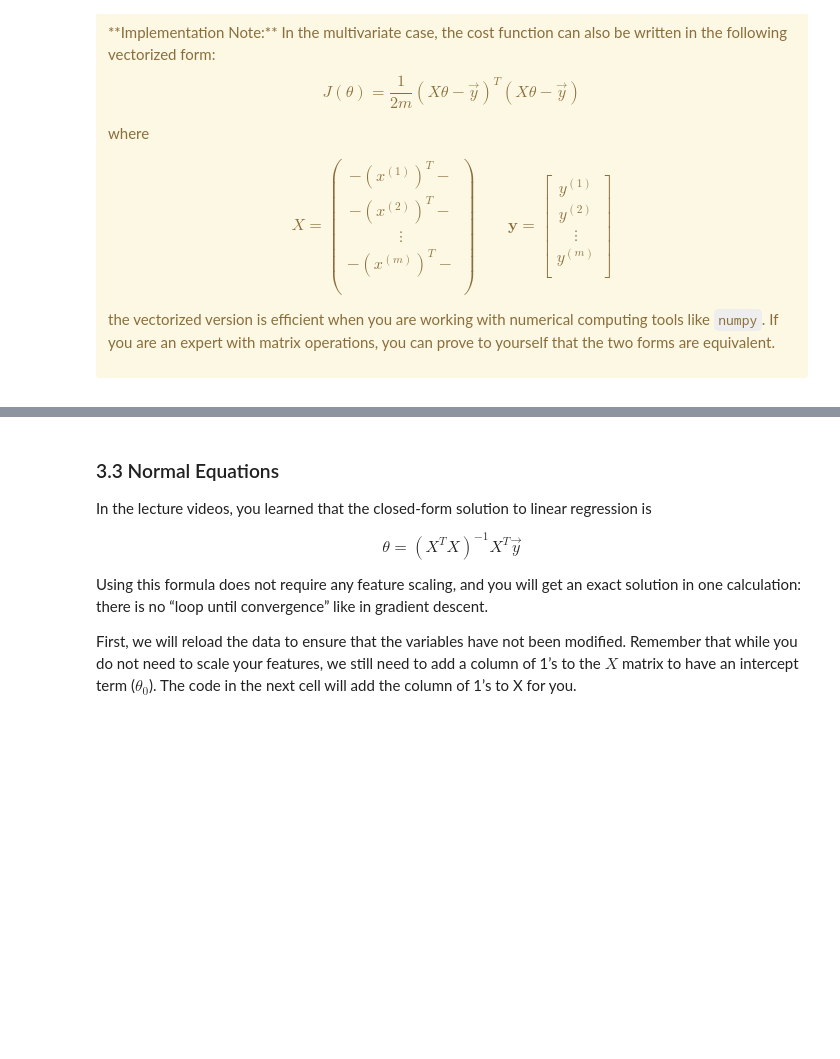
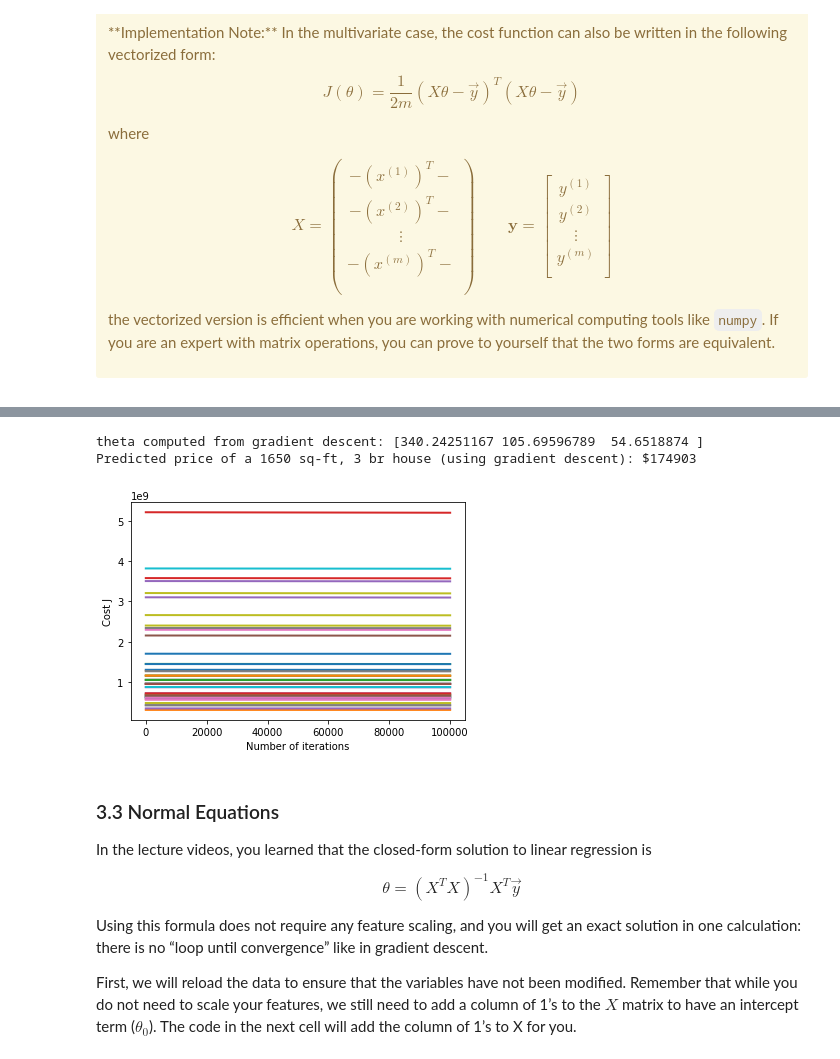
Before and after one commit to AdarshNandanwar/ML-QSTP-19, a Jupyter notebook: Task1.ipynb, the cells around one changed output, grey strips where cells are left out. Saved outputs shown, nothing was run; the diff lists cells and outputs as text; code cells hidden in the pictures; blank space fills up the shorter version.

Commit message:
Completed optional exercise but theta is incorrect using gradient descent

```diff
--- a/Task1.ipynb
+++ b/Task1.ipynb
@@ -582,7 +595,9 @@ def  featureNormalize(X):
 
     # =========================== YOUR CODE HERE =====================
 
-
+    mu = X.mean(0)
+    sigma = X.std(0)
+    X_norm = ( X_norm - mu ) / sigma
     # ================================================================
     return X_norm, mu, sigma
 # %% [markdown]
@@ -661,8 +682,9 @@ def computeCostMulti(X, y, theta):
     J = 0
 
     # ======================= YOUR CODE HERE ===========================
-
-
+    h = np.dot(theta, X.T)
+    diff = h-y
+    J = (diff * diff) / (2 * m)
     # ==================================================================
     return J
 # %%
@@ -714,6 +736,9 @@ def gradientDescentMulti(X, y, theta, alpha, num_iters):
     for i in range(num_iters):
         # ======================= YOUR CODE HERE ==========================
 
+        h = np.dot(X, theta)
+        for j in range(len(theta)):
+            theta[j] = theta[j] - alpha * ( 1 / m ) * np.dot(h - y, X[:, j])
 
         # =================================================================
 
@@ -767,36 +792,40 @@ alpha and see which one gives you the best result.
 Finally, you should complete the code at the end to predict the price
 of a 1650 sq-ft, 3 br house.
 
 Hint
 ----
 At prediction, make sure you do the same feature normalization.
 """
 # Choose some alpha value - change this
-alpha = 0.1
-num_iters = 400
+alpha = 0.00000001
+num_iters = 100000
 
 # init theta and run gradient descent
 theta = np.zeros(3)
 theta, J_history = gradientDescentMulti(X, y, theta, alpha, num_iters)
 
 # Plot the convergence graph
 pyplot.plot(np.arange(len(J_history)), J_history, lw=2)
 pyplot.xlabel('Number of iterations')
 pyplot.ylabel('Cost J')
 
 # Display the gradient descent's result
 print('theta computed from gradient descent: {:s}'.format(str(theta)))
 
 # Estimate the price of a 1650 sq-ft, 3 br house
 # ======================= YOUR CODE HERE ===========================
 # Recall that the first column of X is all-ones.
 # Thus, it does not need to be normalized.
 
-price = 0   # You should change this
+price = np.dot(theta, [1, 1650, 3])   # You should change this
 
 # ===================================================================
 
 print('Predicted price of a 1650 sq-ft, 3 br house (using gradient descent): ${:.0f}'.format(price))
+# %% [output]
+theta computed from gradient descent: [340.24251167 105.69596789  54.6518874 ]
+Predicted price of a 1650 sq-ft, 3 br house (using gradient descent): $174903
+[figure, added]
 # %% [markdown]
 <a id="section7"></a>
 ### 3.3 Normal Equations
```
Also changed, not shown: parts of 6 cells of this notebook.
